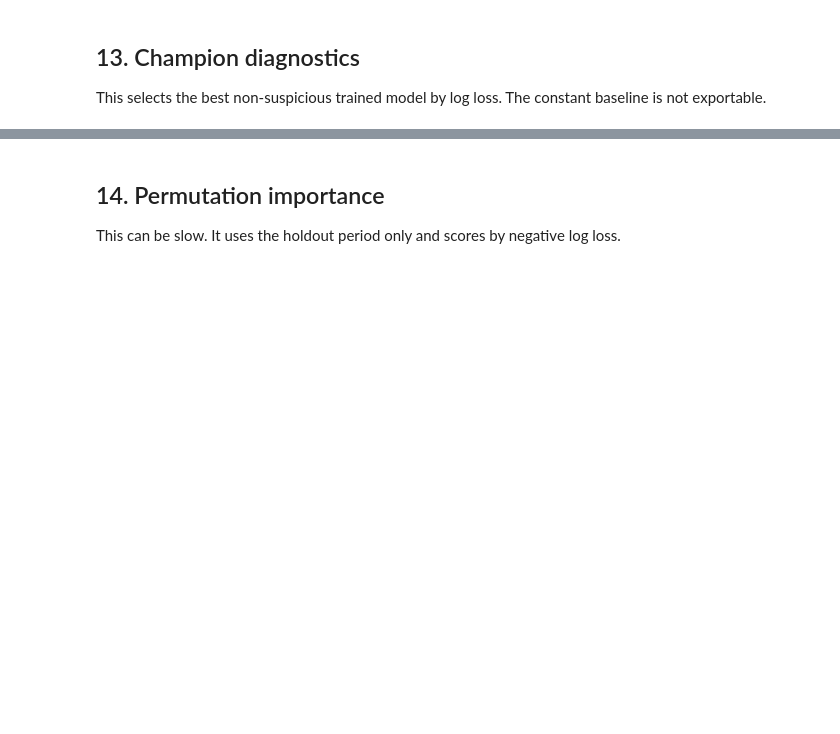
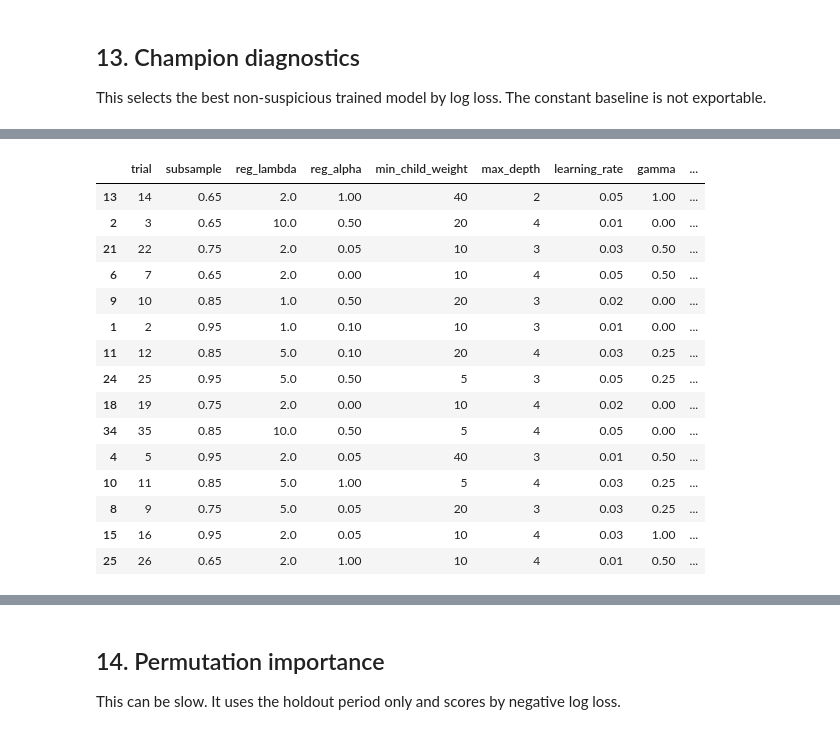
Before and after one commit to racurry1993/TetheredAI, a Jupyter notebook: MLB/mlb_betting_app/notebooks/09_mlb_leakage_safe_model_lab.ipynb, the cells around one changed output, grey strips where cells are left out. Drawn from its saved outputs; the diff is of its cells as text; code cells hidden in the pictures; blank space fills up the shorter version.

```diff
--- a/MLB/mlb_betting_app/notebooks/09_mlb_leakage_safe_model_lab.ipynb
+++ b/MLB/mlb_betting_app/notebooks/09_mlb_leakage_safe_model_lab.ipynb
@@ -760,0 +1425,65 @@ plt.show()
+# %%
+assert XGBOOST_AVAILABLE, "Install/import xgboost before running this cell."
+
+RANDOM_STATE = 42
+N_ITER = 40  # increase to 75-100 later if runtime is acceptable
+
+param_space = {
+    "max_depth": [2, 3, 4],
+    "learning_rate": [0.01, 0.02, 0.03, 0.05],
+    "min_child_weight": [5, 10, 20, 40],
+    "subsample": [0.65, 0.75, 0.85, 0.95],
+    "colsample_bytree": [0.50, 0.65, 0.80, 0.95],
+    "gamma": [0.0, 0.25, 0.5, 1.0],
+    "reg_alpha": [0.0, 0.05, 0.1, 0.5, 1.0],
+    "reg_lambda": [1.0, 2.0, 5.0, 10.0],
+}
+
+samples = list(ParameterSampler(param_space, n_iter=N_ITER, random_state=RANDOM_STATE))
+
+tuning_rows = []
+trained_trials = {}
+
+for i, params in enumerate(samples, start=1):
+    model = XGBClassifier(
+        objective="binary:logistic",
+        eval_metric="logloss",
+        tree_method="hist",
+        n_estimators=2500,
+        early_stopping_rounds=75,
+        random_state=RANDOM_STATE,
+        n_jobs=-1,
+        **params,
+    )
+
+    model.fit(
+        X_train,
+        y_train,
+        eval_set=[(X_train, y_train), (X_val, y_val)],
+        verbose=False,
+    )
+
+    p_val = model.predict_proba(X_val)[:, 1]
+
+    row = {
+        "trial": i,
+        **params,
+        "best_iteration": getattr(model, "best_iteration", np.nan),
+        "best_score": getattr(model, "best_score", np.nan),
+        "val_log_loss": log_loss(y_val, p_val),
+        "val_brier": brier_score_loss(y_val, p_val),
+        "val_auc": roc_auc_score(y_val, p_val),
+        "val_accuracy_50pct": accuracy_score(y_val, p_val >= 0.5),
+        "avg_pred": float(np.mean(p_val)),
+        "actual_rate": float(np.mean(y_val)),
+    }
+
+    tuning_rows.append(row)
+    trained_trials[i] = model
+
+    if i % 5 == 0:
+        print(f"Finished {i}/{len(samples)} trials")
+
+tuning_df = pd.DataFrame(tuning_rows).sort_values(["val_log_loss", "val_brier", "val_auc"], ascending=[True, True, False])
+display(tuning_df.head(15))
+# %% [output]
@@ -760,0 +1498,16 @@ plt.show()
+|  | trial | subsample | reg_lambda | reg_alpha | min_child_weight | max_depth | learning_rate | gamma | ... |
+| 13 | 14 | 0.65 | 2.0 | 1.00 | 40 | 2 | 0.05 | 1.00 | ... |
+| 2 | 3 | 0.65 | 10.0 | 0.50 | 20 | 4 | 0.01 | 0.00 | ... |
+| 21 | 22 | 0.75 | 2.0 | 0.05 | 10 | 3 | 0.03 | 0.50 | ... |
+| 6 | 7 | 0.65 | 2.0 | 0.00 | 10 | 4 | 0.05 | 0.50 | ... |
+| 9 | 10 | 0.85 | 1.0 | 0.50 | 20 | 3 | 0.02 | 0.00 | ... |
+| 1 | 2 | 0.95 | 1.0 | 0.10 | 10 | 3 | 0.01 | 0.00 | ... |
+| 11 | 12 | 0.85 | 5.0 | 0.10 | 20 | 4 | 0.03 | 0.25 | ... |
+| 24 | 25 | 0.95 | 5.0 | 0.50 | 5 | 3 | 0.05 | 0.25 | ... |
+| 18 | 19 | 0.75 | 2.0 | 0.00 | 10 | 4 | 0.02 | 0.00 | ... |
+| 34 | 35 | 0.85 | 10.0 | 0.50 | 5 | 4 | 0.05 | 0.00 | ... |
+| 4 | 5 | 0.95 | 2.0 | 0.05 | 40 | 3 | 0.01 | 0.50 | ... |
+| 10 | 11 | 0.85 | 5.0 | 1.00 | 5 | 4 | 0.03 | 0.25 | ... |
+| 8 | 9 | 0.75 | 5.0 | 0.05 | 20 | 3 | 0.03 | 0.25 | ... |
+| 15 | 16 | 0.95 | 2.0 | 0.05 | 10 | 4 | 0.03 | 1.00 | ... |
+| 25 | 26 | 0.65 | 2.0 | 1.00 | 10 | 4 | 0.01 | 0.50 | ... |
```
Also changed, not shown: parts of 26 cells of this notebook, 7 other files.
